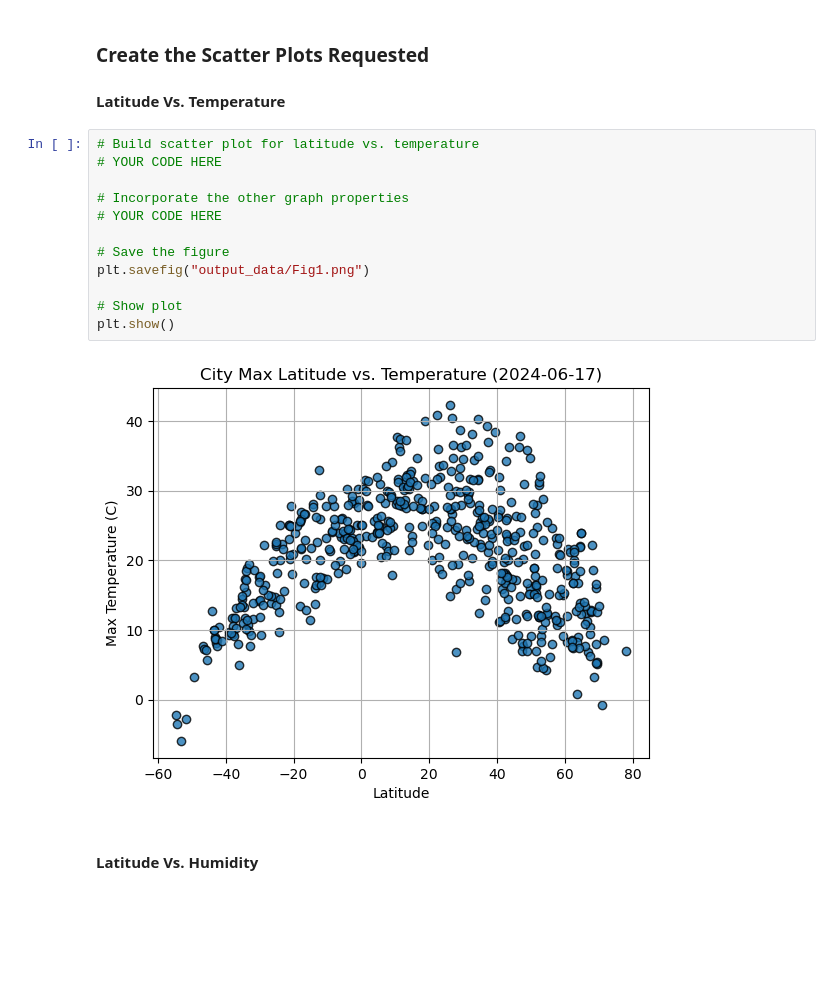
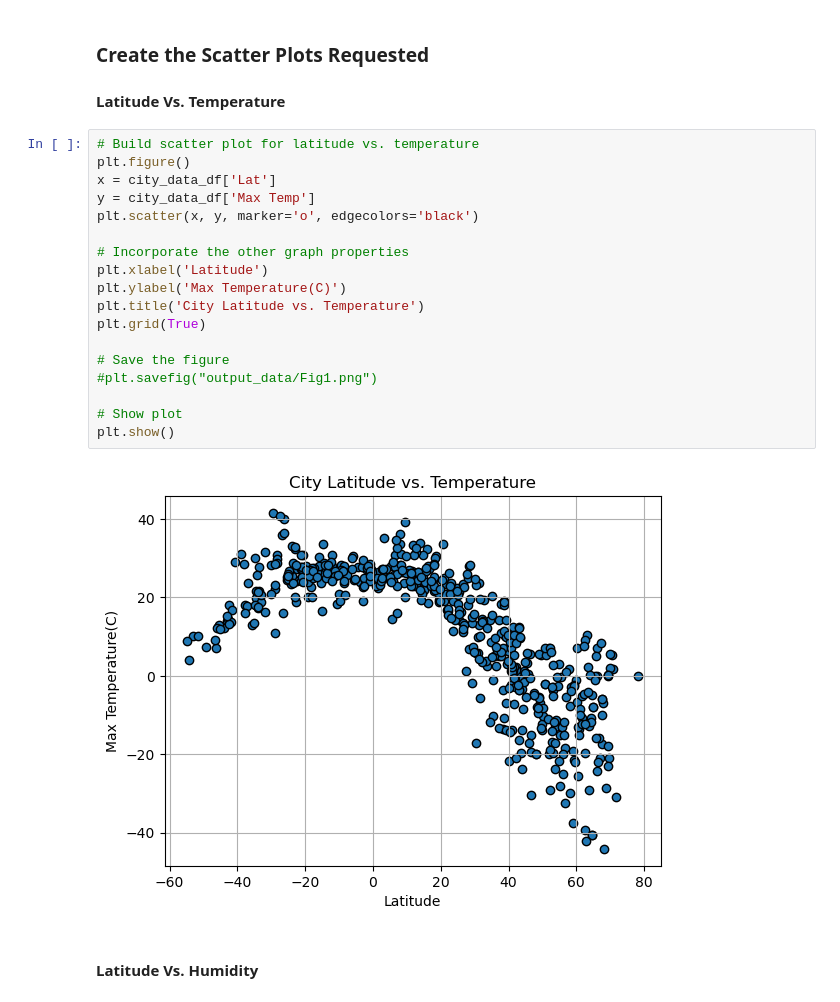
Before and after one commit to darren-coder/python-api-challenge, a Jupyter notebook: WeatherPy.ipynb, the cells around one changed output. Drawn from its saved outputs; the diff is of its cells as text; blank space fills up the shorter version.

```diff
--- a/WeatherPy.ipynb
+++ b/WeatherPy.ipynb
@@ -210,18 +210,24 @@ city_data_df.head()
 #### Latitude Vs. Temperature
 # %%
 # Build scatter plot for latitude vs. temperature
-# YOUR CODE HERE
+plt.figure()
+x = city_data_df['Lat']
+y = city_data_df['Max Temp']
+plt.scatter(x, y, marker='o', edgecolors='black')
 
 # Incorporate the other graph properties
-# YOUR CODE HERE
+plt.xlabel('Latitude')
+plt.ylabel('Max Temperature(C)')
+plt.title('City Latitude vs. Temperature')
+plt.grid(True)
 
 # Save the figure
-plt.savefig("output_data/Fig1.png")
+#plt.savefig("output_data/Fig1.png")
 
 # Show plot
 plt.show()
 # %% [output]
-[figure, old version]
+[figure, new version]
 # %% [markdown]
 #### Latitude Vs. Humidity
 # %%
```
Also changed, not shown: parts of 15 cells of this notebook, 5 other files.
